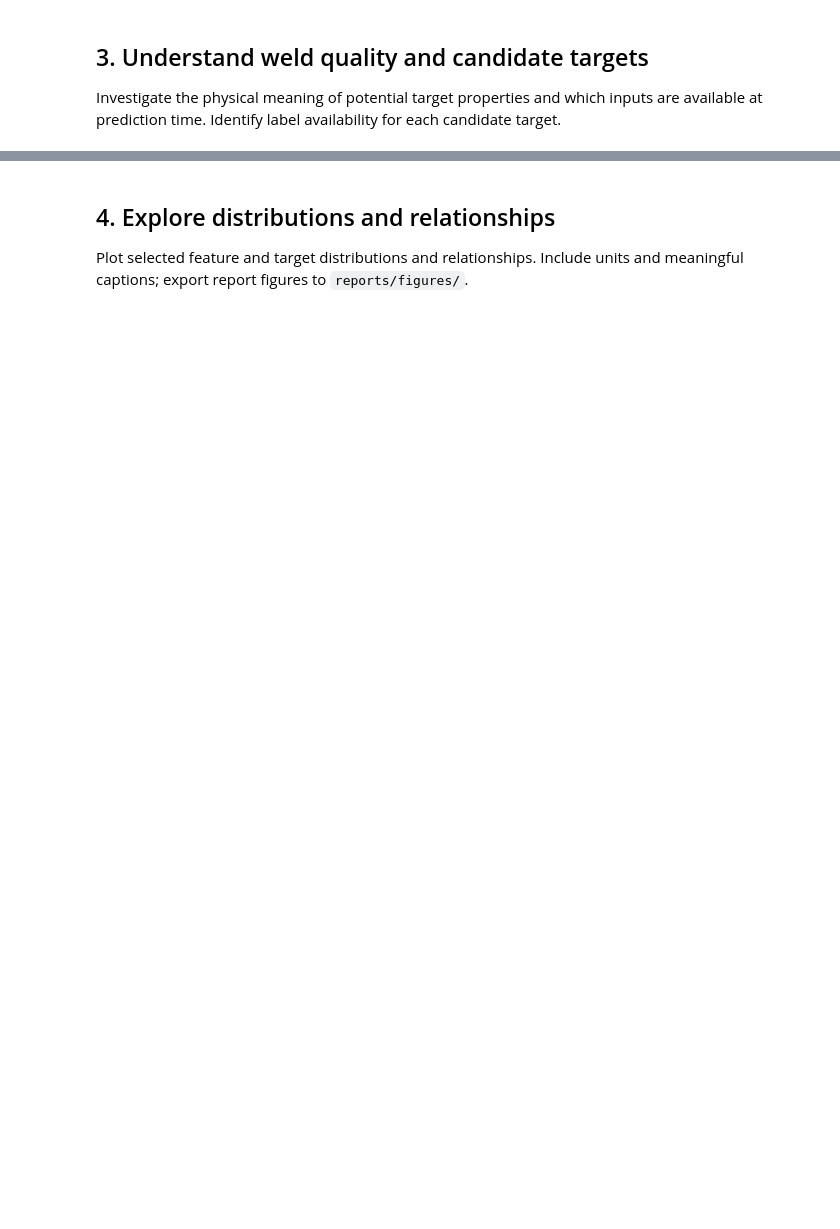
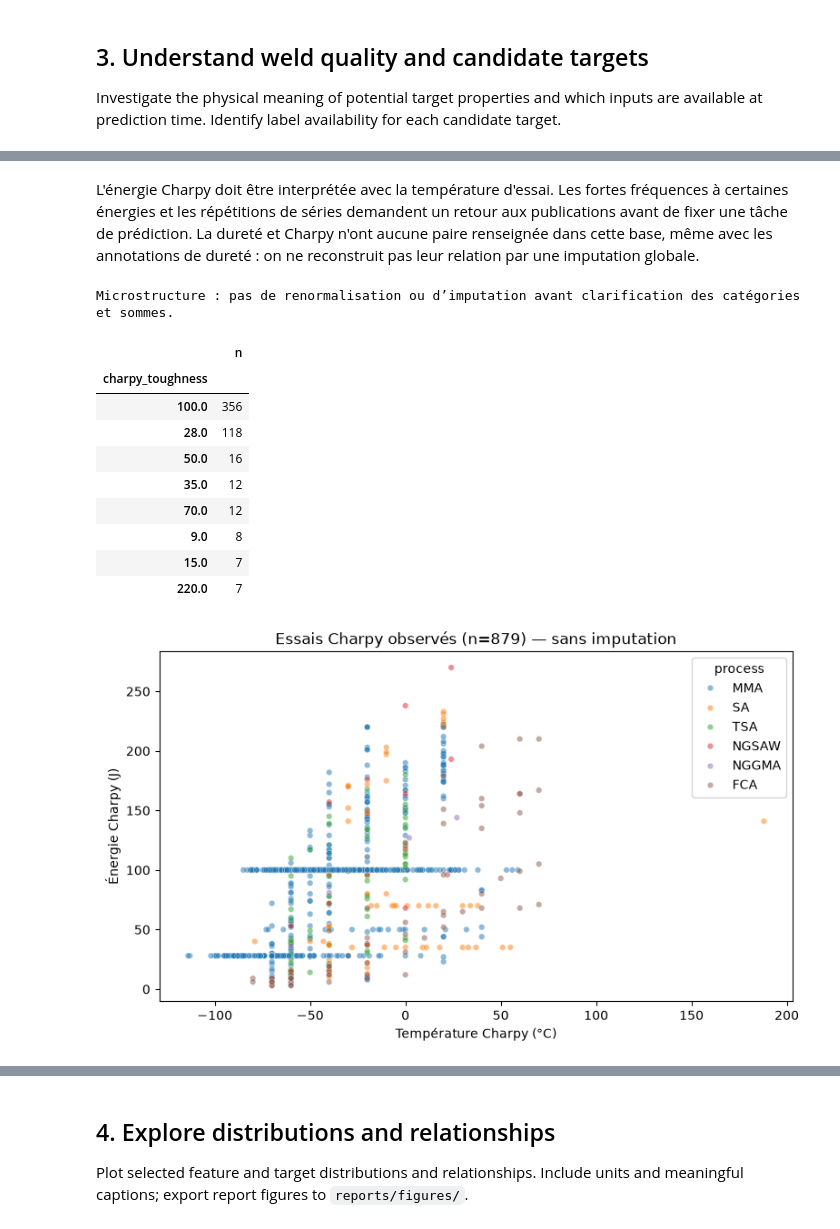
Before and after one commit to MSalh-CS-3A/weld-quality-ml, a Jupyter notebook: notebooks/01_eda.ipynb, the cells around one changed output, grey strips where cells are left out. Saved outputs shown, nothing was run; the diff lists cells and outputs as text; code cells hidden in the pictures; blank space fills up the shorter version.

```diff
--- a/notebooks/01_eda.ipynb
+++ b/notebooks/01_eda.ipynb
@@ -33,0 +695,34 @@ Investigate the physical meaning of potential target properties and which inputs
+# %% [markdown]
+L'énergie Charpy doit être interprétée avec la température d'essai. Les fortes
+fréquences à certaines énergies et les répétitions de séries demandent un retour
+aux publications avant de fixer une tâche de prédiction. La dureté et Charpy
+n'ont aucune paire renseignée dans cette base, même avec les annotations de
+dureté : on ne reconstruit pas leur relation par une imputation globale.
+# %%
+charpy = audit.exact[['charpy_temperature', 'charpy_toughness']].dropna()
+display(charpy.charpy_toughness.value_counts().head(8).rename('n').to_frame())
+fig, ax = plt.subplots(figsize=(9, 5))
+sns.scatterplot(data=charpy.assign(process=process.loc[charpy.index]),
+                x='charpy_temperature', y='charpy_toughness', hue='process', alpha=.5, s=22, ax=ax)
+ax.set(xlabel='Température Charpy (°C)', ylabel='Énergie Charpy (J)',
+       title=f'Essais Charpy observés (n={len(charpy)}) — sans imputation')
+show_and_save(fig, '02_charpy_temperature_energy')
+
+micro_complete = audit.exact[MICROSTRUCTURE].dropna()
+micro_sums = micro_complete.sum(axis=1)
+display(raw_tokens.loc[micro_sums.index[micro_sums.ne(100)], ['weld_id'] + MICROSTRUCTURE]
+        .assign(total_pct=micro_sums[micro_sums.ne(100)]))
+print('Microstructure : pas de renormalisation ou d’imputation avant clarification des catégories et sommes.')
+# %% [output]
+Microstructure : pas de renormalisation ou d’imputation avant clarification des catégories et sommes.
+|  | n |
+| charpy_toughness |  |
+| 100.0 | 356 |
+| 28.0 | 118 |
+| 50.0 | 16 |
+| 35.0 | 12 |
+| 70.0 | 12 |
+| 9.0 | 8 |
+| 15.0 | 7 |
+| 220.0 | 7 |
+[figure, added]
```
Also changed, not shown: parts of 32 cells of this notebook, 29 other files.
